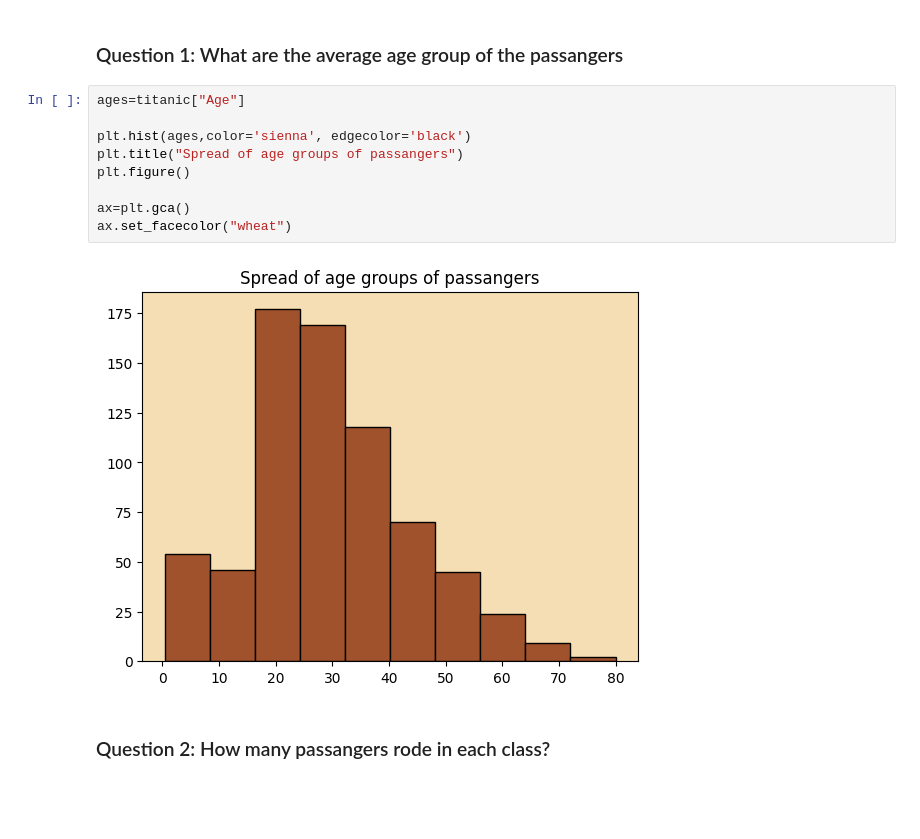
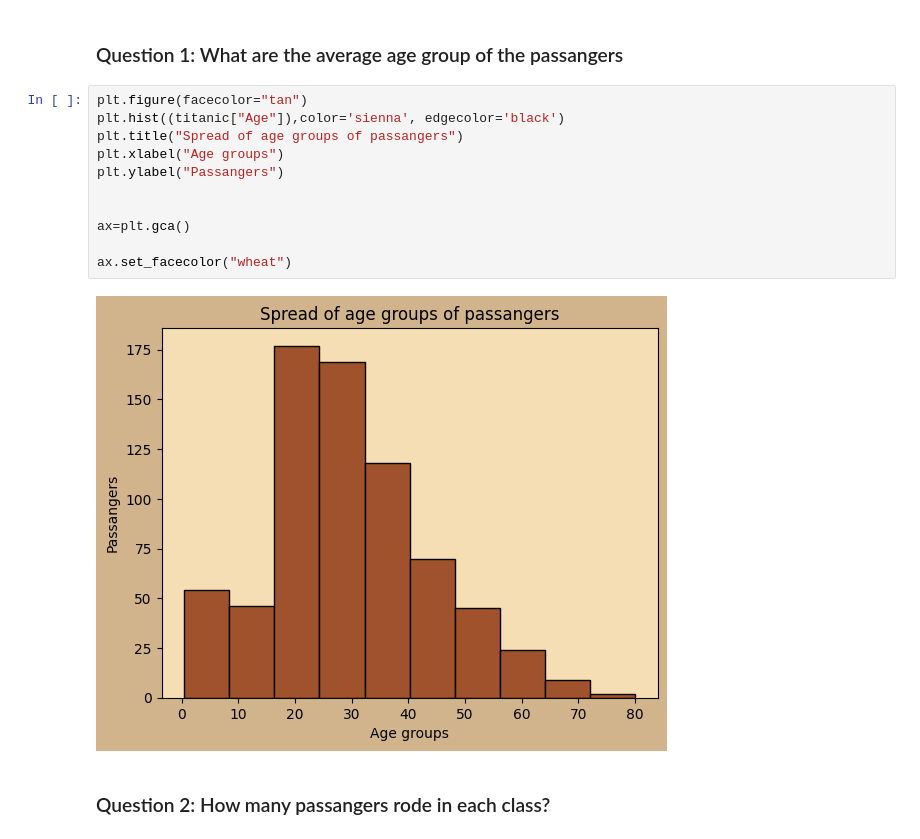
Before and after one commit to Candog85/unit-3-data-science, a Jupyter notebook: lessons/02_titanic.ipynb, the cells around one changed output. Drawn from its saved outputs; the diff is of its cells as text; blank space fills up the shorter version.

```diff
--- a/lessons/02_titanic.ipynb
+++ b/lessons/02_titanic.ipynb
@@ -9,15 +9,17 @@ The RMS Titanic was a British ocean liner that unfortunately crashed and sunk in
 # %% [markdown]
 ### Question 1: What are the average age group of the passangers
 # %%
-ages=titanic["Age"]
+plt.figure(facecolor="tan")
+plt.hist((titanic["Age"]),color='sienna', edgecolor='black')
+plt.title("Spread of age groups of passangers")
+plt.xlabel("Age groups")
+plt.ylabel("Passangers")
 
-plt.hist(ages,color='sienna', edgecolor='black')
-plt.title("Spread of age groups of passangers")
-plt.figure()
 
 ax=plt.gca()
+
 ax.set_facecolor("wheat")
 # %% [output]
-[figure, old version]
+[figure, new version]
 # %% [markdown]
 ### Question 2: How many passangers rode in each class?
```
Also changed, not shown: parts of 1 cell of this notebook.
